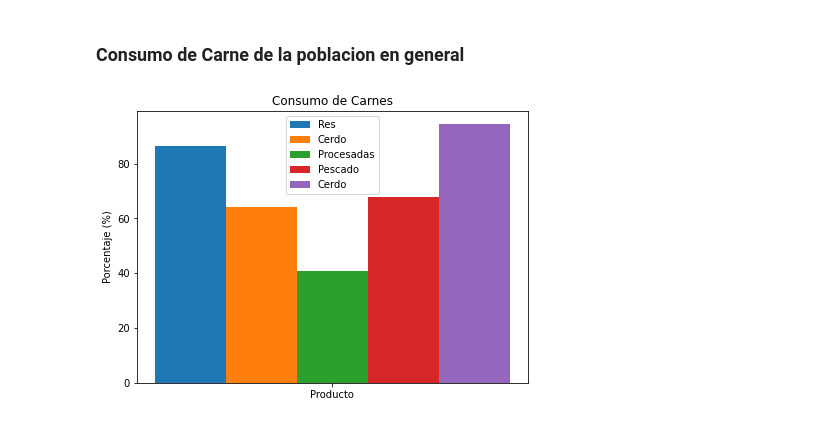
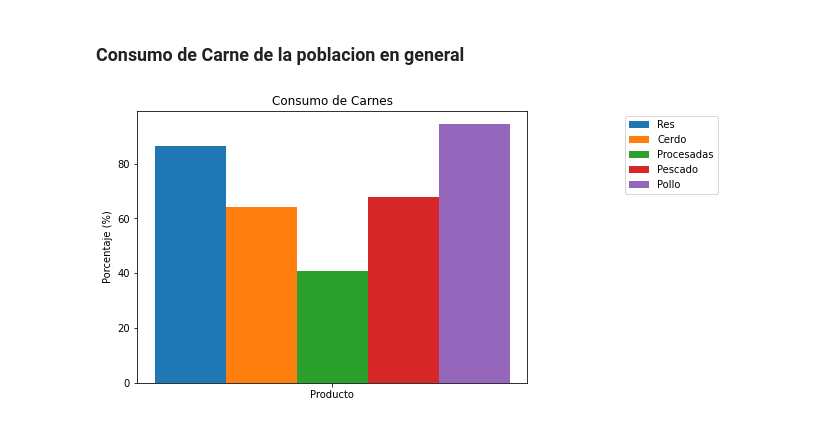
Before and after one commit to RosalynD/Consumo, a Jupyter notebook: Graficos.ipynb, the cells around one changed output. Saved outputs shown, nothing was run; the diff lists cells and outputs as text; code cells hidden in the pictures.

```diff
--- a/Graficos.ipynb
+++ b/Graficos.ipynb
@@ -85,7 +85,7 @@ def subcategorybar(X, vals, width=0.8, leg = ['Municipio 1', 'Municipio 2'], tit
         plt.bar(_X - width/2. + i/float(n)*width, vals[i],
                 width=width/float(n), align="edge")
     plt.xticks(_X, X)
-    plt.legend(leg)
+    plt.legend(leg, bbox_to_anchor=(1, 0, 0.5, 1))
     plt.title(title) if title!='' else None
     plt.ylabel('Frecuencia (personas)') if ya == 'F' else plt.ylabel('Porcentaje (%)')
     plt.show()
@@ -588,14 +617,14 @@ subcategorybar(names, [p1, p2], ya='P', title='Histograma de Frecuencia de Compr
 # %%
 res = carnes[2][carnes[2].columns[0]]
 cerdo = carnes[2][carnes[2].columns[5]]
 proc = carnes[2][carnes[2].columns[10]]
 pescado = carnes[2][carnes[2].columns[15]]
 pollo = carnes[2][carnes[2].columns[20]]
 
 fr, pr, codr, fce, pce, codce =  pltfig(res , cerdo, plot=False)
 fp, pp, codp, fpe, ppe, codpe =  pltfig(proc , pescado, plot=False)
 fpo, ppo, codpo, fr, pr, codr =  pltfig(pollo , res, plot=False)
 rcParams['figure.figsize']=7,5
-subcategorybar(['Producto'], [pr[1], pce[1], pp[1], ppe[1], ppo[1]], ya='P', title='Consumo de Carnes', leg=['Res', 'Cerdo', 'Procesadas', 'Pescado', 'Cerdo'])
+subcategorybar(['Producto'], [pr[1], pce[1], pp[1], ppe[1], ppo[1]], ya='P', title='Consumo de Carnes', leg=['Res', 'Cerdo', 'Procesadas', 'Pescado', 'Pollo'])
 # %% [output]
-[figure, old version]
+[figure, new version]
```
Also changed, not shown: parts of 25 cells of this notebook, 3 other files.
